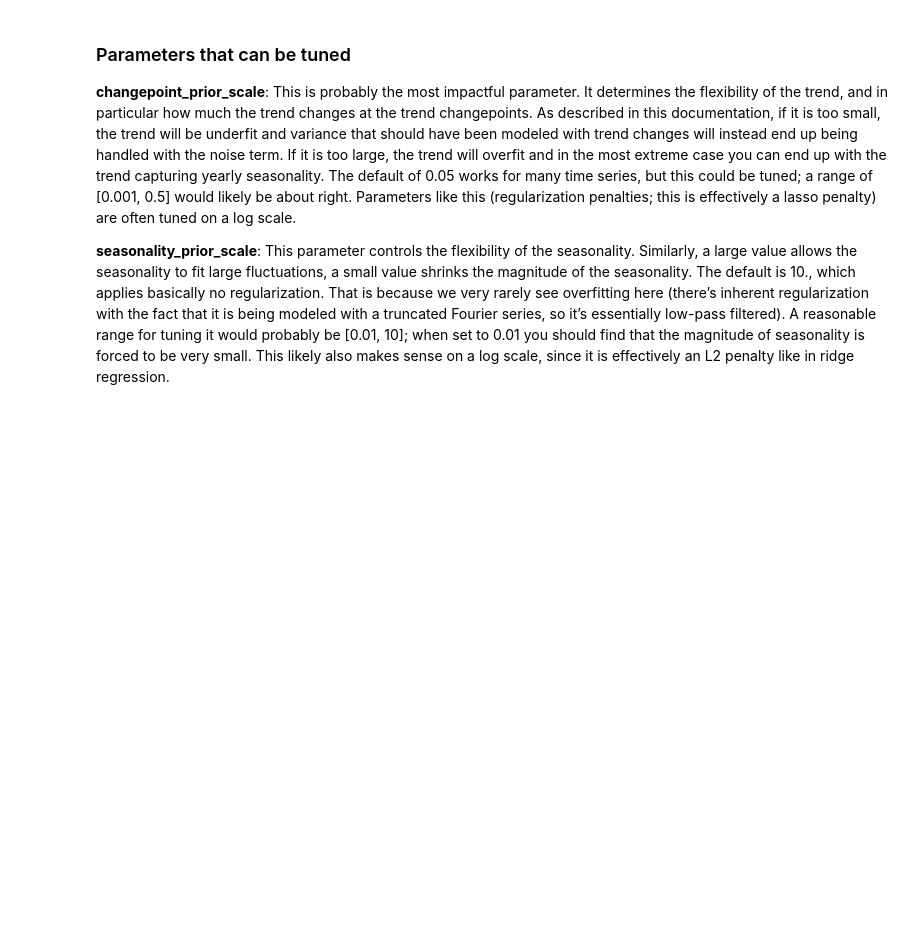
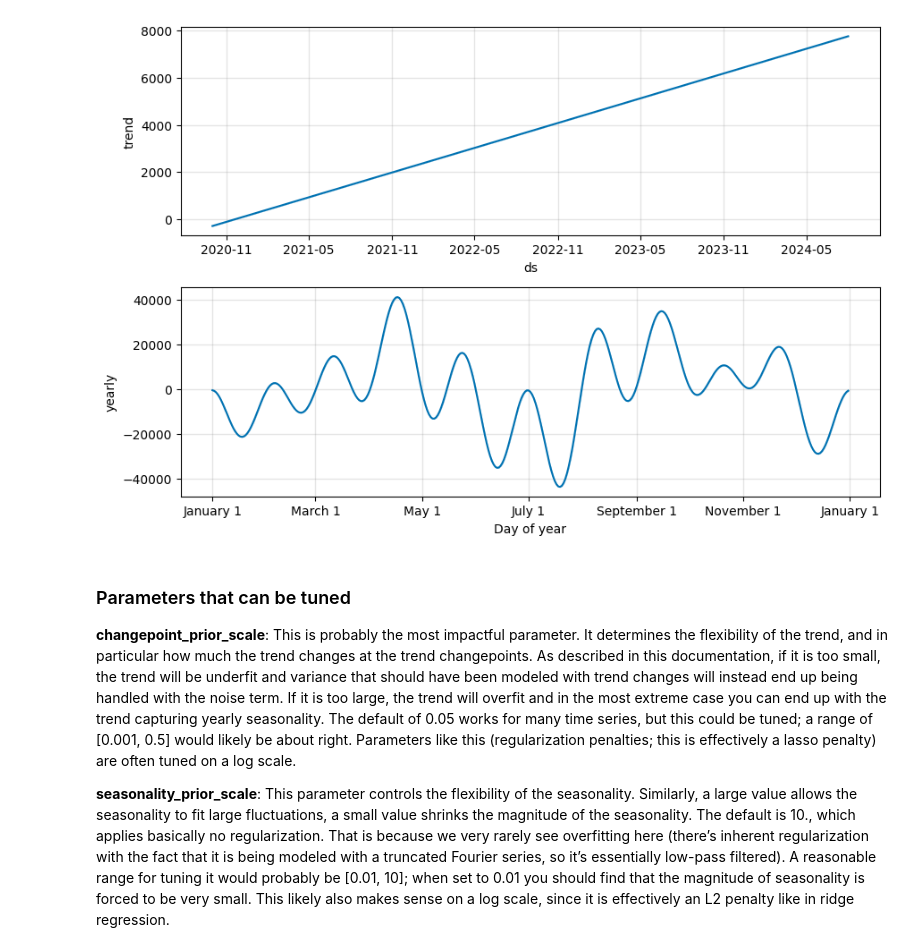
Before and after one commit to npanphu97/Phu_Nguyen_Portfolio, a Jupyter notebook: fbProphet/fbprophet.ipynb, the cells around one changed output. Cells and saved outputs as stored; diff of their text form; code cells hidden in the pictures; blank space fills up the shorter version.

```diff
--- a/fbProphet/fbprophet.ipynb
+++ b/fbProphet/fbprophet.ipynb
@@ -24,3 +61,7 @@ def mean_absolute_percentage_error(y_true, y_pred):
+# %%
+fig_2 = model.plot_components(forecast, plot_cap=20)
+# %% [output]
+[figure, added]
 # %% [markdown]
 ### Parameters that can be tuned
 
```
Also changed, not shown: parts of 9 cells of this notebook.
